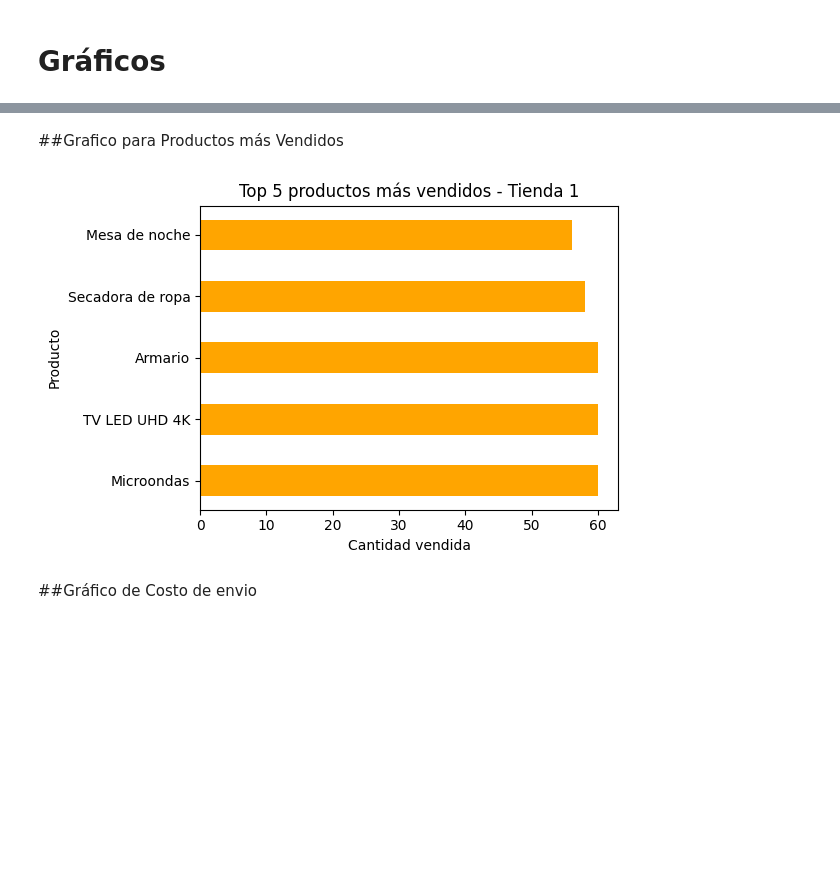
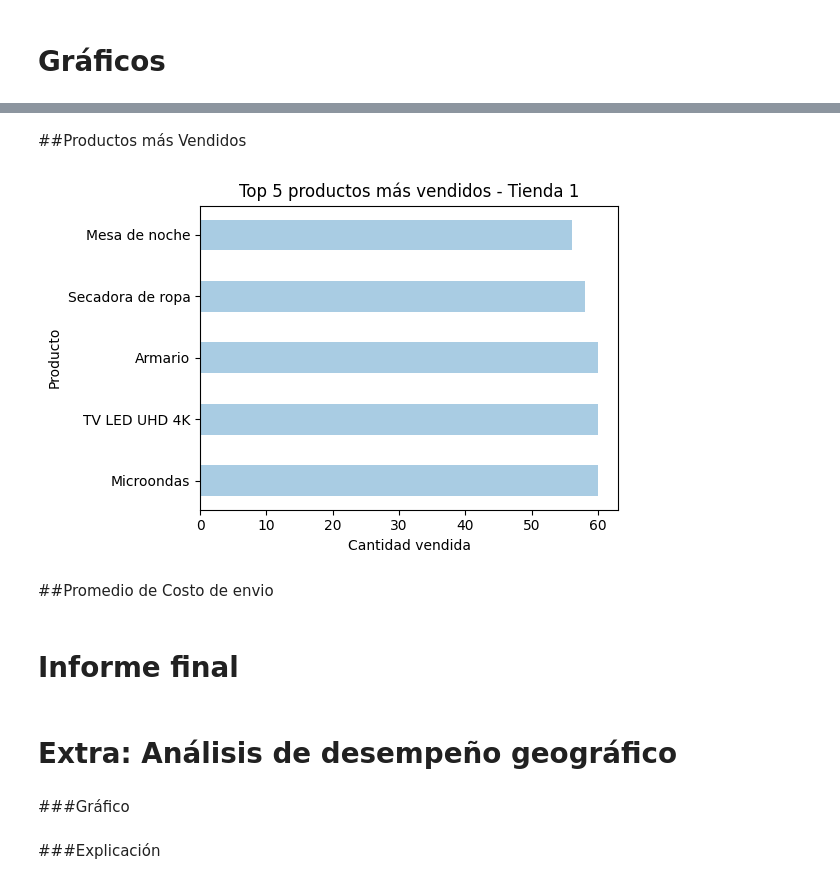
Before and after one commit to daNizaparedesdenis-arch/ChallengeAluraStoreG9, a Jupyter notebook: AluraStoreLatam.ipynb, the cells around one changed output, grey strips where cells are left out. Saved outputs shown, nothing was run; the diff lists cells and outputs as text; code cells hidden in the pictures; blank space fills up the shorter version.

```diff
--- a/AluraStoreLatam.ipynb
+++ b/AluraStoreLatam.ipynb
@@ -326,16 +429,24 @@ plt.show()
 # %% [markdown]
-##Grafico para Productos más Vendidos
+##Productos más Vendidos
 # %%
 producto_mas_vendido_tienda = tienda_depurada["Producto"].value_counts().head(5)
 
 plt.figure(figsize=(6,4))
-plt.barh(producto_mas_vendido_tienda.index, producto_mas_vendido_tienda.values, height=0.5, color="orange")
+plt.barh(producto_mas_vendido_tienda.index, producto_mas_vendido_tienda.values, height=0.5, color='#A9CCE3')
 plt.title("Top 5 productos más vendidos - Tienda 1")
 plt.xlabel("Cantidad vendida")
 plt.ylabel("Producto")
 plt.tight_layout()
 plt.show()
 # %% [output]
-[figure, old version]
+[figure, new version]
 # %% [markdown]
-##Gráfico de Costo de envio
+##Promedio de Costo de envio
+# %% [markdown]
+# Informe final
+# %% [markdown]
+# Extra: Análisis de desempeño geográfico
+# %% [markdown]
+###Gráfico
+# %% [markdown]
+###Explicación
```
Also changed, not shown: parts of 9 cells of this notebook.
